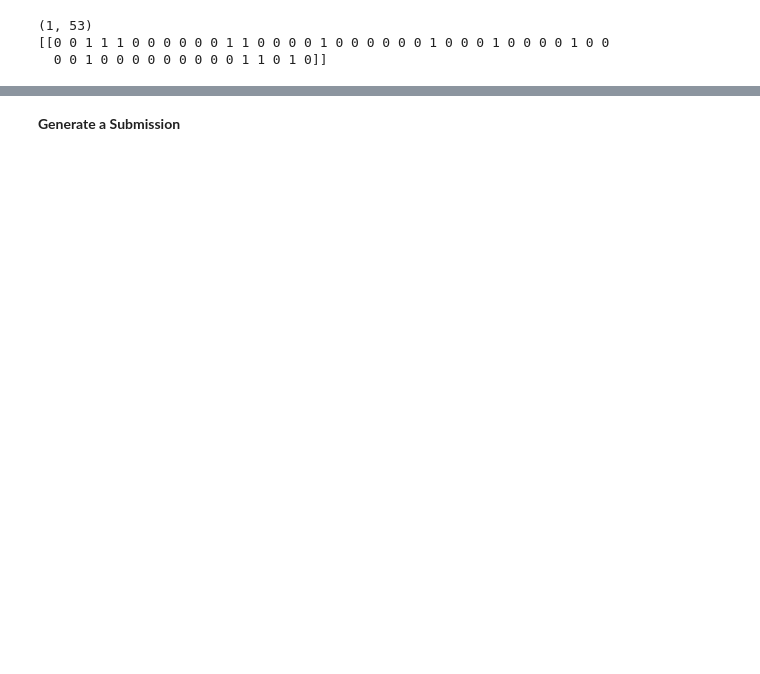
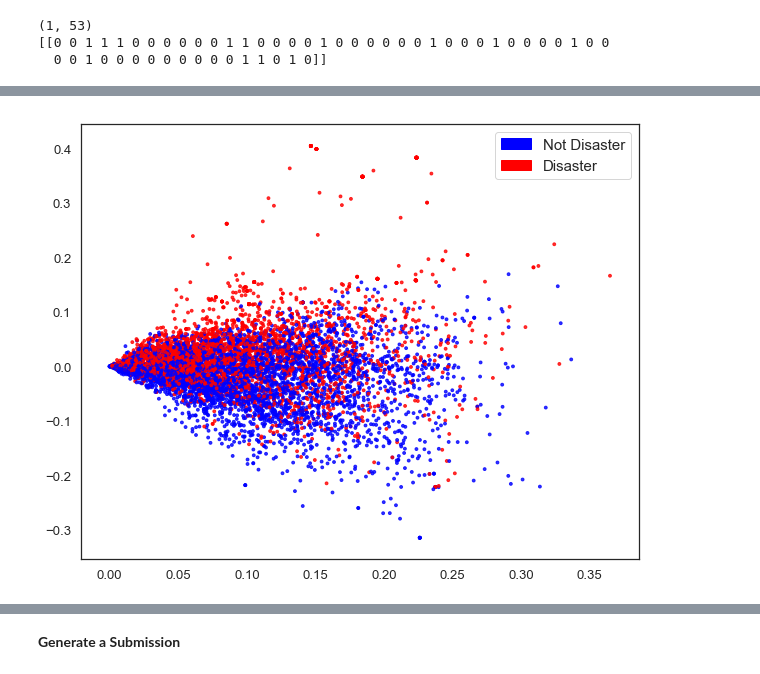
Before and after one commit to amypeniston/kaggle-competitions, a Jupyter notebook: disaster-tweets/3_Simple_Linear_Model.ipynb, the cells around one changed output, grey strips where cells are left out. Saved outputs shown, nothing was run; the diff lists cells and outputs as text; code cells hidden in the pictures; blank space fills up the shorter version.

```diff
--- a/disaster-tweets/3_Simple_Linear_Model.ipynb
+++ b/disaster-tweets/3_Simple_Linear_Model.ipynb
@@ -77,0 +128,5 @@ clf = linear_model.RidgeClassifier(random_state=SEED)
+# %%
+tfidf_vectorizer = TfidfVectorizer()
+
+train_vectors_tfidf = tfidf_vectorizer.fit_transform(train["text"])
+test_vectors_tfidf = tfidf_vectorizer.transform(test["text"])
@@ -78 +137,5 @@ clf = linear_model.RidgeClassifier(random_state=SEED)
+# %%
+plot_LSA(train_vectors_tfidf, train["target"])
+# %% [output]
+[figure, added]
 # %%
```
Also changed, not shown: parts of 23 cells of this notebook, 2 other files.
